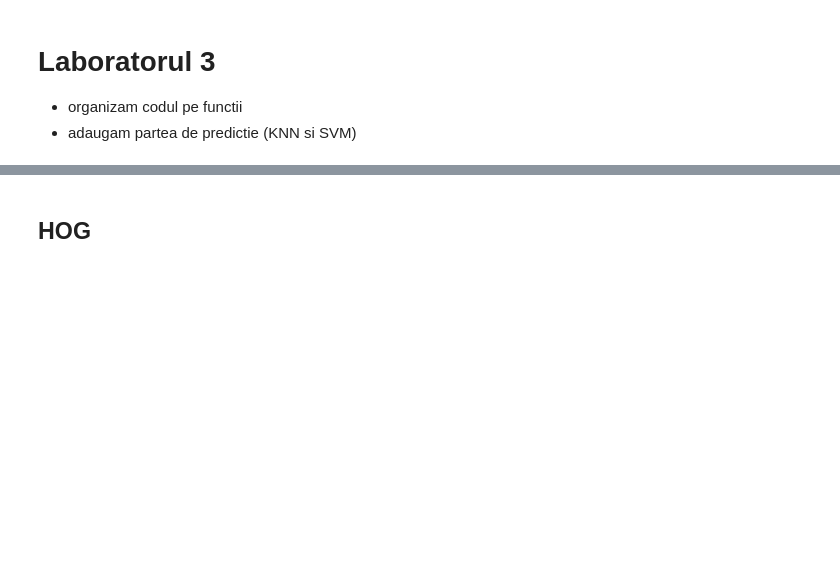
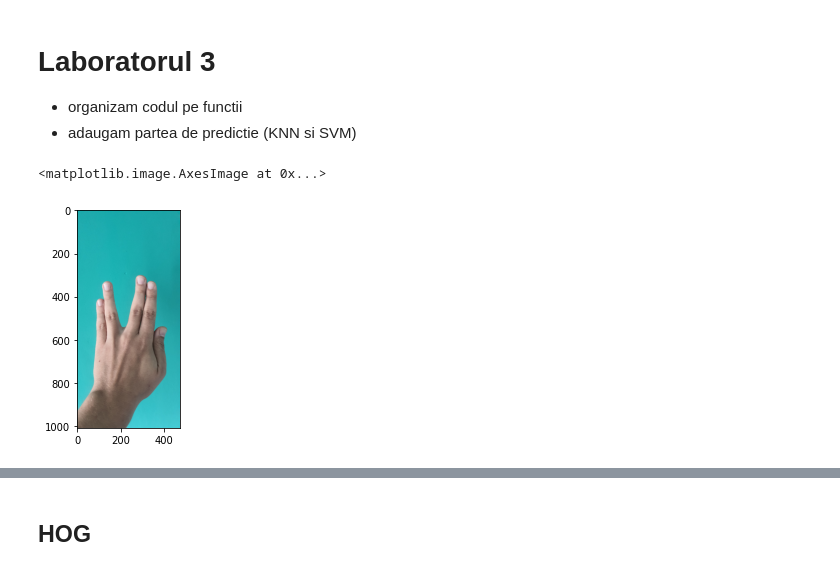
Before and after one commit to teodora-vaman/Sign-Rcognition, a Jupyter notebook: sign_recon3.ipynb, the cells around one changed output, grey strips where cells are left out. Saved outputs shown, nothing was run; the diff lists cells and outputs as text; code cells hidden in the pictures; blank space fills up the shorter version.

```diff
--- a/sign_recon3.ipynb
+++ b/sign_recon3.ipynb
@@ -373,32 +373,35 @@ print(np.shape(features))
 # %%
 def condition(img):
     R,G,B = np.split(img,indices_or_sections=3, axis=2)
     C1 = (R> 95) & (G>40) & (B>20) # nuantele generale de piele
     # compoenentele r,g,b nu trebuie sa fie prea aproape unul de altul => eliminam griurile
     C2 = ((np.vstack([R,G,B]).max(axis=0) - np.vstack([R,G,B]).min(axis=0) > 15))
     # componentele rosu si verde sa nu fie prea apropiate intre ele
     C3 = (np.abs(R-G) > 15)
     # cea mai puternica nuanta trebuie sa fie rosu fiind piele
     C4 = (R>G)&(R>B)
 
     # restul sunt conditii de iluminant
     C5 = (R>220) & (G>210) & (B>170)
     C6 = (np.abs(R-G) <= 15)
     C7 = (R>B) & (G>B)
 
     # combinam toate conditiile
     # in general un pixel se considera a fi de culoare pielii daca se respecta conditia de mai jos
     # cond1 = np.logical_or((C1 * C2 * C3 * C4) , (C4 * C5 * C6 * C7))
     cond1 = (C1 * C2 * C3 * C4) + (C4 * C5 * C6 * C7)
     cond1[cond1 > 1] = 1 # vrem ca 1+1 sa dea 1 nu 2
 
     return cond1.squeeze(axis=2)
     # return cond1
 
-# img_copy = train[1][1]
-# img_copy2 =condition(img_copy)
-# plt.figure()
-# plt.imshow (img_copy,cmap='gray')
+img_copy = train[1][1]
+img_copy2 =condition(img_copy)
+plt.figure()
+plt.imshow (img_copy,cmap='gray')
+# %% [output]
+<matplotlib.image.AxesImage at 0x...>
+[figure, added]
 # %%
 def segmentare_imagine(img):
   img_copy = img.copy()
```
Also changed, not shown: parts of 1 cell of this notebook, 1 other file.
